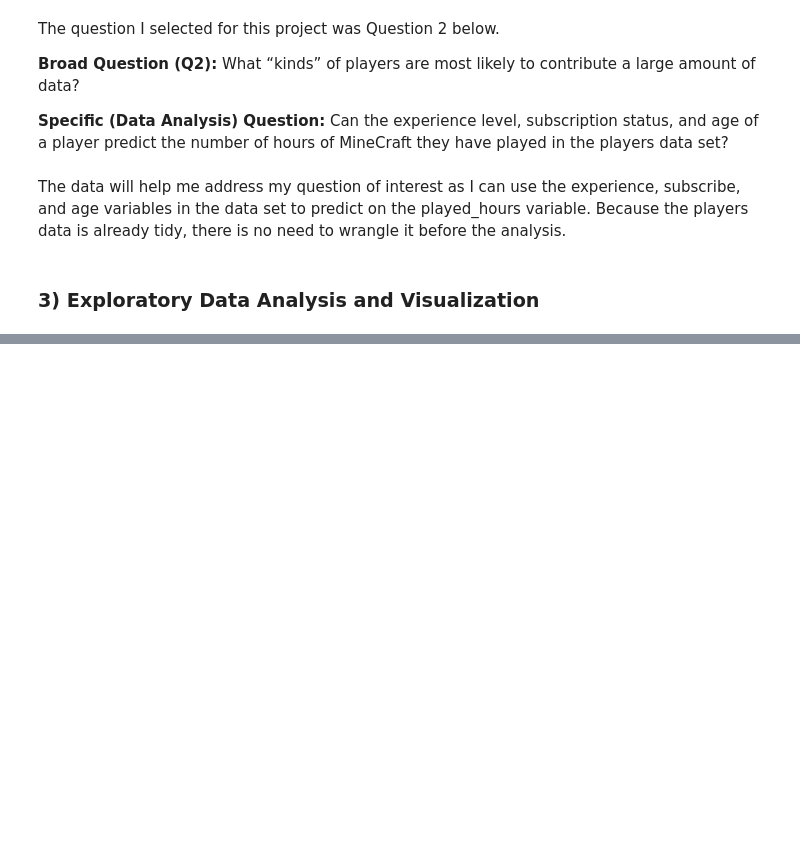
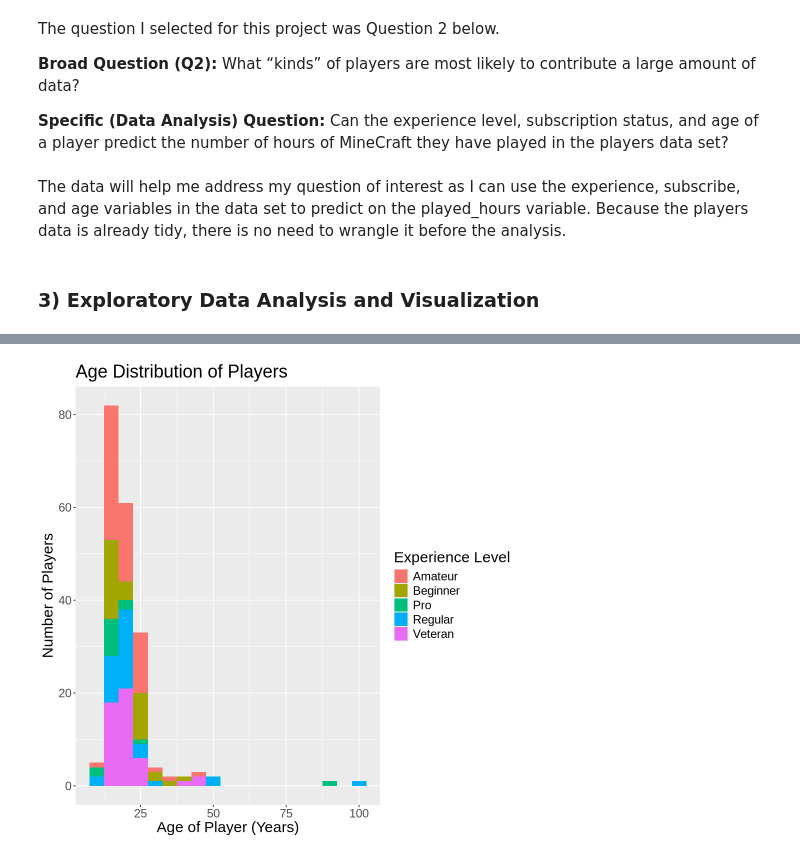
Before and after one commit to brianna-lin/DSCI_100_Individual_Project_Planning, a Jupyter notebook: individual_project_planning/individual_project_plan.ipynb, the cells around one changed output, grey strips where cells are left out. Cells and saved outputs as stored; diff of their text form; code cells hidden in the pictures; blank space fills up the shorter version.

```diff
--- a/individual_project_planning/individual_project_plan.ipynb
+++ b/individual_project_planning/individual_project_plan.ipynb
@@ -194,0 +267,10 @@ The data will help me address my question of interest as I can use the experienc
+# %%
+age_distribution <- players_data |>
+    ggplot(aes(x = age, fill = experience)) +
+        geom_histogram(binwidth = 5) +
+        labs(x = "Age of Player (Years)", y = "Number of Players", fill = "Experience Level",
+             title = "Age Distribution of Players") +
+        theme(text = element_text(size = 18))
+age_distribution
+# %% [output]
+[figure, added]
```
Also changed, not shown: parts of 10 cells of this notebook.
